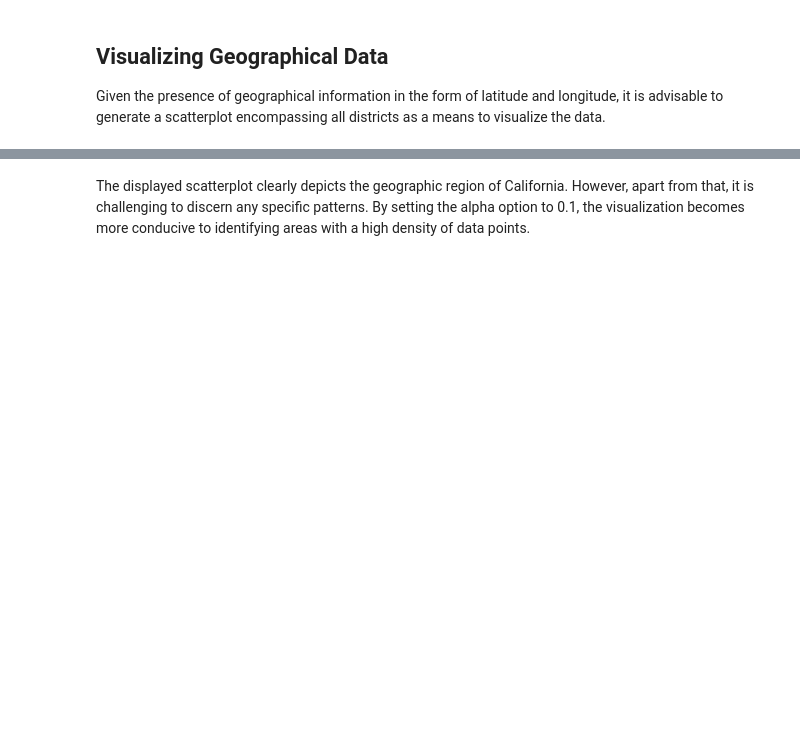
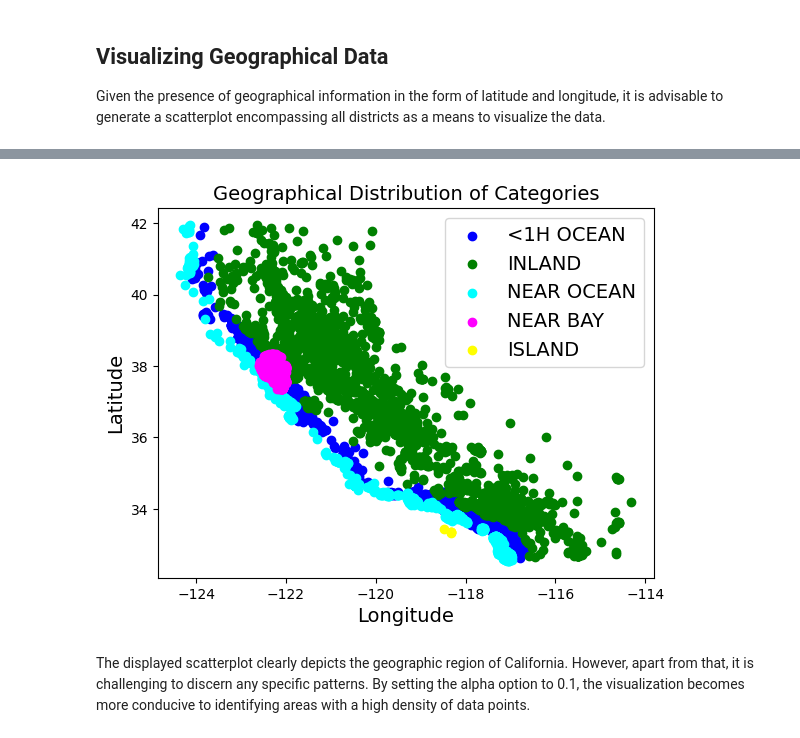
Before and after one commit to a-kanaan/dm-practicals, a Jupyter notebook: practical3/prac3-exp&vis.ipynb, the cells around one changed output, grey strips where cells are left out. Cells and saved outputs as stored; diff of their text form; code cells hidden in the pictures; blank space fills up the shorter version.

```diff
--- a/practical3/prac3-exp&vis.ipynb
+++ b/practical3/prac3-exp&vis.ipynb
@@ -217,3 +220,37 @@ plt.show()
+# %%
+import matplotlib.pyplot as plt
+
+# Assuming you have a pandas DataFrame `df` with columns 'longitude', 'latitude', and 'category'
+
+# Define a color dictionary for each category
+color_dict = {
+    "<1H OCEAN": "blue",
+    "INLAND": "green",
+    "NEAR OCEAN": "cyan",
+    "NEAR BAY": "magenta",
+    "ISLAND": "yellow"
+}
+
+# Create a scatter plot
+for category, color in color_dict.items():
+    # Filter data for the current category
+    category_data = train_set[train_set['ocean_proximity'] == category]
+
+    # Plot the data with the corresponding color
+    plt.scatter(category_data['longitude'], category_data['latitude'], c=color, label=category)
+
+# Add a legend
+plt.legend()
+
+# Add labels and title
+plt.xlabel('Longitude')
+plt.ylabel('Latitude')
+plt.title('Geographical Distribution of Categories')
+
+# Show the plot
+plt.show()
+# %% [output]
+[figure, added]
 # %% [markdown]
 The displayed scatterplot clearly depicts the geographic region of California. However, apart from that, it is challenging to discern any specific patterns. By setting the alpha option to 0.1, the visualization becomes more conducive to identifying areas with a high density of data points.
 # %%
```
Also changed, not shown: parts of 10 cells of this notebook.
